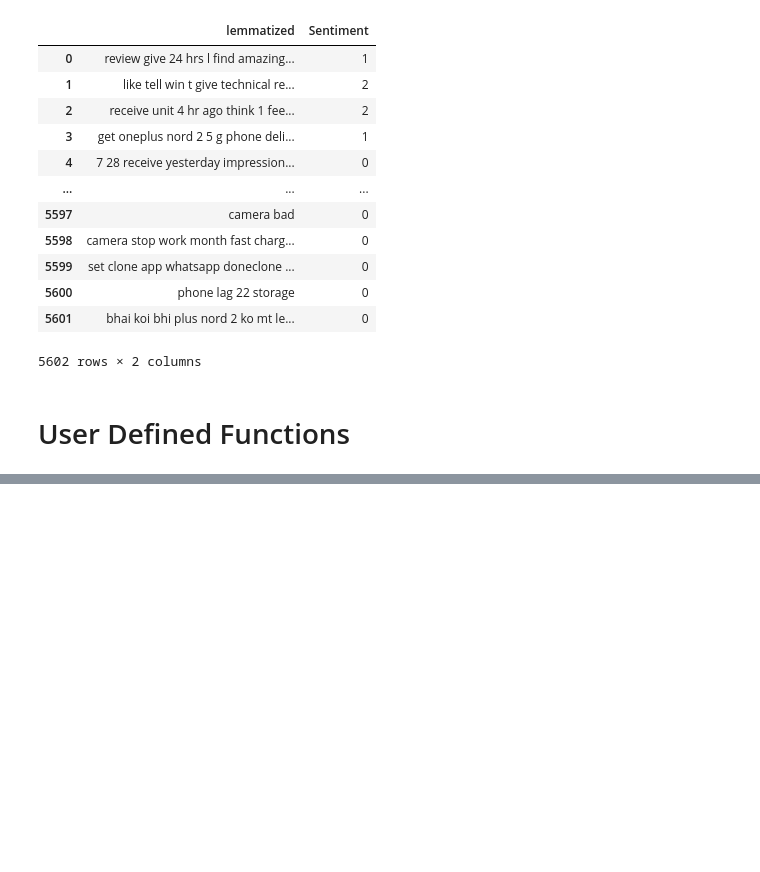
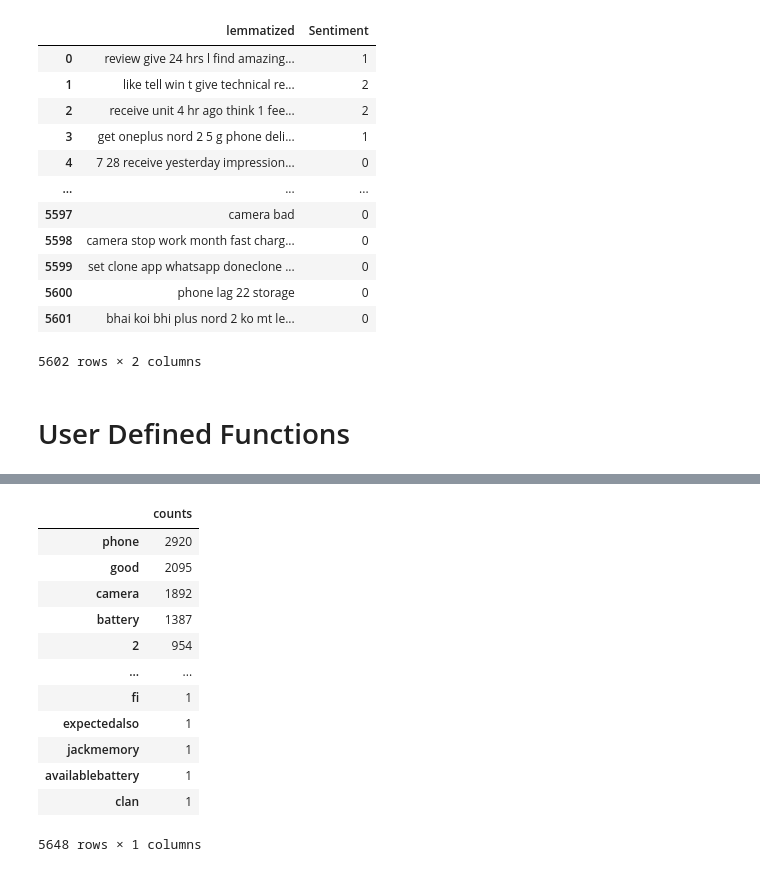
Before and after one commit to piyumaha12/Sentiment_analysis_on_amazon_review, a Jupyter notebook: Sentiment_analysis_neural_models_2.ipynb, the cells around one changed output, grey strips where cells are left out. Cells and saved outputs as stored; diff of their text form; code cells hidden in the pictures; blank space fills up the shorter version.

```diff
--- a/Sentiment_analysis_neural_models_2.ipynb
+++ b/Sentiment_analysis_neural_models_2.ipynb
@@ -26,0 +203,4 @@ reviews
+# %%
+B = tokenizer.get_config()['word_counts']
+import json
+dict_count = json.loads(B)
@@ -26,0 +227,3 @@ reviews
+# %%
+tokenizer_df = pd.DataFrame(dict_count.values(), index= dict_count.keys(), columns=['counts'])
+tokenizer_df.head()
@@ -26,0 +237,16 @@ reviews
+# %%
+tokenizer_df.sort_values(by = 'counts', ascending= False)
+# %% [output]
+|  | counts |
+| phone | 2920 |
+| good | 2095 |
+| camera | 1892 |
+| battery | 1387 |
+| 2 | 954 |
+| ... | ... |
+| fi | 1 |
+| expectedalso | 1 |
+| jackmemory | 1 |
+| availablebattery | 1 |
+| clan | 1 |
+5648 rows × 1 columns
```
Also changed, not shown: parts of 96 cells of this notebook.
